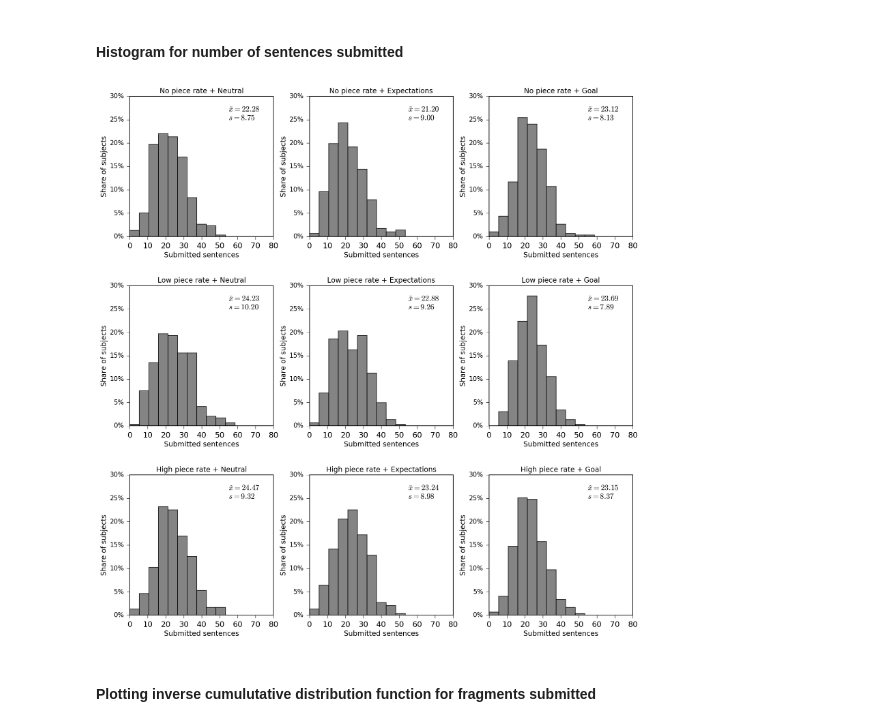
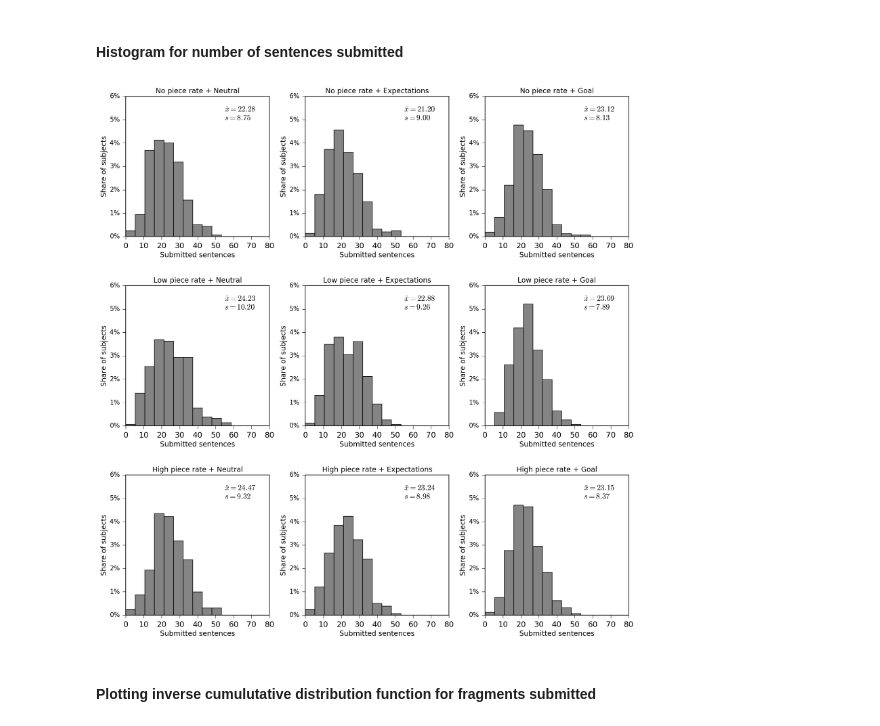
Before and after one commit to sebfest/motivation_and_incentives, a Jupyter notebook: main/notebook/3_treatment_effects_quantity.ipynb, the cells around one changed output. Saved outputs shown, nothing was run; the diff lists cells and outputs as text; code cells hidden in the pictures.

Commit message:
Revert "Added new histograms"
This reverts commit a85ebd4ff47f145f16bb8d0f6a1d198363f4193d.

```diff
--- a/main/notebook/3_treatment_effects_quantity.ipynb
+++ b/main/notebook/3_treatment_effects_quantity.ipynb
@@ -95,21 +92,0 @@ grouped_second = df.groupby('treatment_second')
-# %%
-treat = df.treatment_second.unique()[-2:]
-hist_params = dict(bins=20, range=(0, 60), density=True, color='0.4', alpha=0.8)
-fig, axis = plt.subplots(ncols=2, nrows=1, sharey=True, figsize=(10, 5), dpi=150)
-fig.subplots_adjust(hspace=0.35, wspace=0.25)
-fig.set_facecolor('w')
-for i, ax in enumerate(fig.axes):
-    timer = df[df.treatment_second == treat[i]]['intervention_timer']
-    timer.hist(ax=ax, **hist_params)
-    ax.set_title(treat[i], **font_kwargs)
-    ax.grid(False)
-    ax.xaxis.set_ticks_position('bottom')
-    ax.yaxis.set_ticks_position('left')
-    ax.tick_params(axis='x', **tick_kwargs)
-    ax.tick_params(axis='y', **tick_kwargs)
-    ax.set_xlabel("Time spent on intervention screen in seconds", **xlabel_kwargs)
-    ax.set_ylabel("Share of subjects", **ylabel_kwargs)
-    ax.yaxis.set_major_formatter(FuncFormatter('{:.0%}'.format))
-    mean, med = timer.mean(), timer.median()
-    ax.text(40, 0.15 , "${x}={a:.2f}$\n${b}={c:.2f}$".format(x=r"\bar{x}", a=mean, b=r"\~{x}", c=med))
-plt.savefig(os.path.join(FIGURES_FOLDER, 'intervention_timer_hist.pdf'), bbox_inches='tight')
@@ -186,25 +161,25 @@ display(summary)
 # %% [markdown]
 #### Histogram for number of sentences submitted  <a id='histogram_counter_real'></a>
 # %%
-common_params = dict(bins=15, range=(0, 80), color='0.4', alpha=0.8, grid=False)
+common_params = dict(bins=15, range=(0, 80), density=True, color='0.4', alpha=0.8, grid=False)
 fig, axis = plt.subplots(ncols=3, nrows=3, sharey=True, figsize=(14, 14), dpi=150)
 fig.set_facecolor('w')
 fig.subplots_adjust(hspace=0.35, wspace=0.25)
 for i, ax in enumerate(fig.axes):
     ax.set_title(df.treatment_str.unique()[i], **font_kwargs)
     df_hist = df[df.treatment_str == df.treatment_str.unique()[i]]['counter_real']
-    df_hist.hist(ax=ax, weights=np.ones(len(df_hist)) / len(df_hist), **common_params)
+    df_hist.hist(ax=ax, **common_params)
     ax.yaxis.set_major_formatter(FuncFormatter('{:.0%}'.format))
     ax.yaxis.set_ticks_position('left')
     ax.tick_params(axis='x', **tick_kwargs)
     ax.tick_params(axis='y', labelsize=10, **tick_kwargs)
     ax.set_xlabel("Submitted sentences", **xlabel_kwargs)
     ax.set_ylabel("Share of subjects", **ylabel_kwargs)
     mean, std = df_hist.mean(), df_hist.std()
-    ax.text(55, 0.25 , "$\~{a}={b:.2f}$\n$s={c:.2f}$".format(a='x', b=mean, c=std))
+    ax.text(55, 0.05 , "$\~{a}={b:.2f}$\n$s={c:.2f}$".format(a='x', b=mean, c=std))
 plt.savefig(os.path.join(FIGURES_FOLDER, 'counter_real_hist.pdf'), bbox_inches='tight')
 # %% [output]
-[figure, old version]
+[figure, new version]
 # %% [markdown]
 ####  Plotting inverse cumulutative distribution function for fragments submitted
 # %%
```
Also changed, not shown: parts of 40 cells of this notebook, 6 other files.
